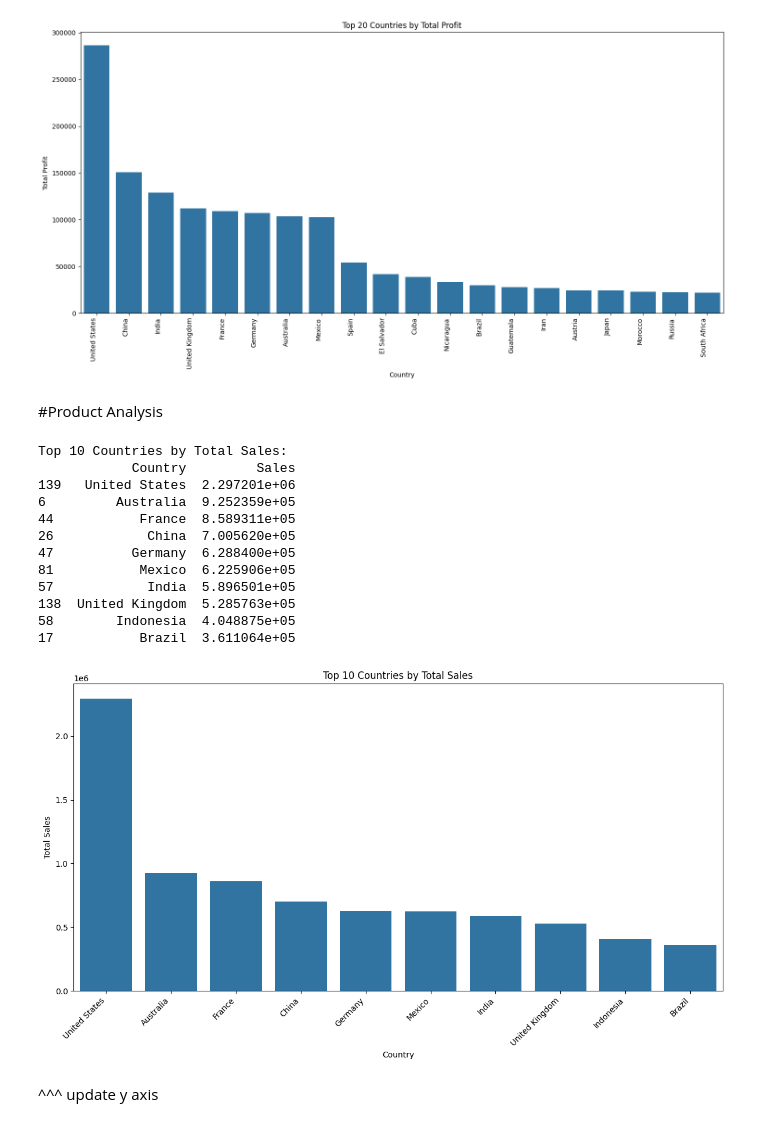
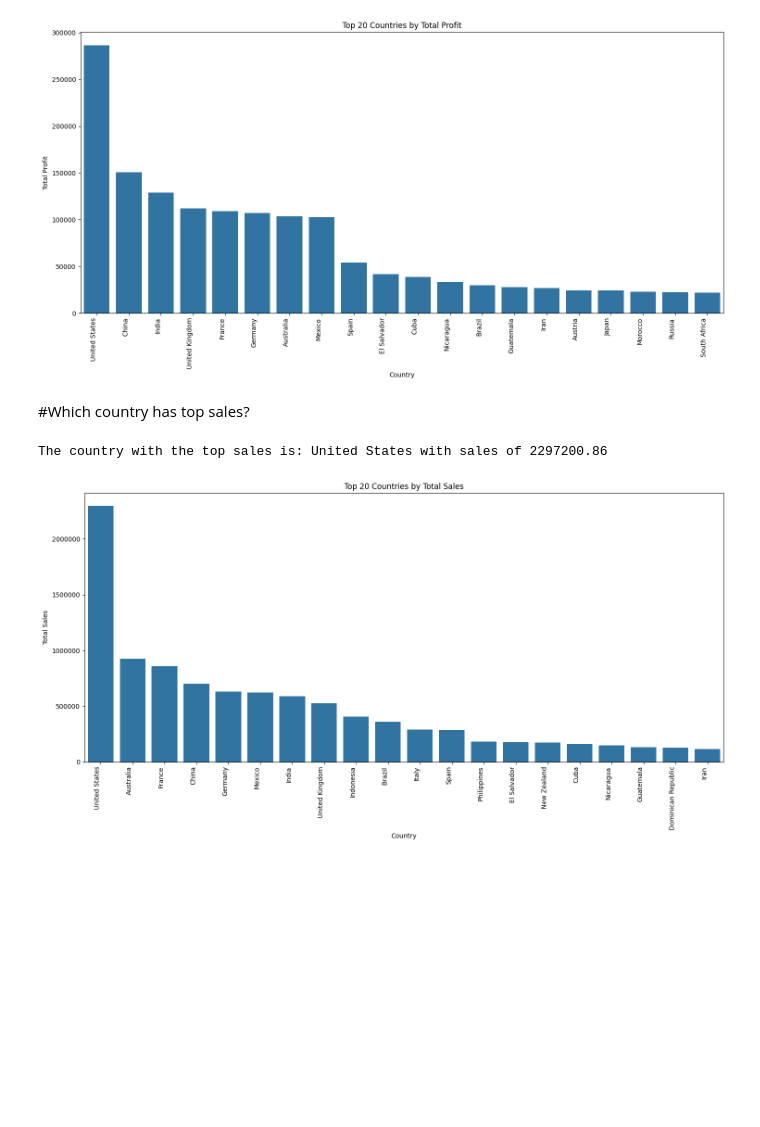
Before and after one commit to bSweet13/GlobalSuperstoreAnalytics, a Jupyter notebook: Global_Super_Store_Project.ipynb, the cells around one changed output. Cells and saved outputs as stored; diff of their text form; code cells hidden in the pictures; blank space fills up the shorter version.

```diff
--- a/Global_Super_Store_Project.ipynb
+++ b/Global_Super_Store_Project.ipynb
@@ -613,44 +348,33 @@ plt.tight_layout()
 plt.show()
 # %% [output]
 [figure]
-# %% [markdown]
-#Product Analysis
+# %% [markdown]
+#Which country has top sales?
 # %%
-#Which country has top sales? show the to 10
+# Which country has the top sales?
 
-import matplotlib.pyplot as plt
-# Group by Country and sum the Sales
+# Calculate total sales by country
 country_sales = df.groupby('Country')['Sales'].sum().reset_index()
 
-# Sort by Sales in descending order and get the top 10
-top_10_countries_sales = country_sales.sort_values(by='Sales', ascending=False).head(10)
+# Sort by sales in descending order
+top_countries_sales = country_sales.sort_values(by='Sales', ascending=False)
 
-# Display the top 10 countries by sales
-print("Top 10 Countries by Total Sales:")
-print(top_10_countries_sales)
+# Get the top country
+top_country = top_countries_sales.iloc[0]
 
-# Create a bar chart for the top 10 countries by total sales
-plt.figure(figsize=(12, 7))
-sns.barplot(data=top_10_countries_sales, x='Country', y='Sales')
-plt.title('Top 10 Countries by Total Sales')
+print(f"The country with the top sales is: {top_country['Country']} with sales of {top_country['Sales']:.2f}")
+
+# Create a bar chart for the top countries by total sales
+plt.figure(figsize=(15, 8))
+# Select the top 20 countries for visualization (you can adjust this number)
+sns.barplot(data=top_countries_sales.head(20), x='Country', y='Sales')
+plt.title('Top 20 Countries by Total Sales')
 plt.xlabel('Country')
 plt.ylabel('Total Sales')
-plt.xticks(rotation=45, ha='right')
+plt.xticks(rotation=90, ha='right')
+plt.ticklabel_format(style='plain', axis='y') # Prevent scientific notation on y-axis
 plt.tight_layout()
 plt.show()
 # %% [output]
-Top 10 Countries by Total Sales:
-            Country         Sales
-139   United States  2.297201e+06
-6         Australia  9.252359e+05
-44           France  8.589311e+05
-26            China  7.005620e+05
-47          Germany  6.288400e+05
-81           Mexico  6.225906e+05
-57            India  5.896501e+05
-138  United Kingdom  5.285763e+05
-58        Indonesia  4.048875e+05
-17           Brazil  3.611064e+05
+The country with the top sales is: United States with sales of 2297200.86
-[figure, old version]
+[figure, new version]
-# %% [markdown]
-^^^ update y axis
```
Also changed, not shown: parts of 55 cells of this notebook.
